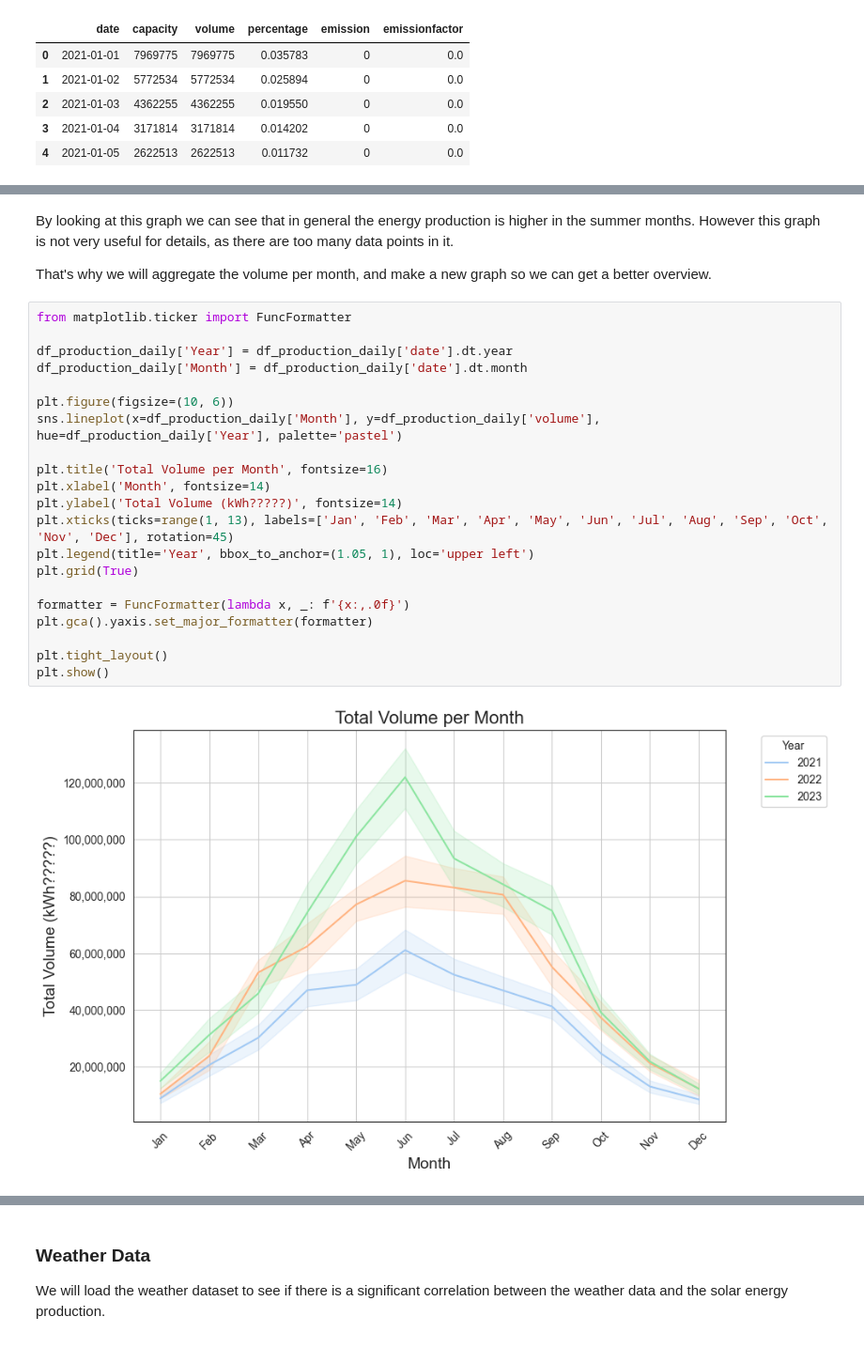
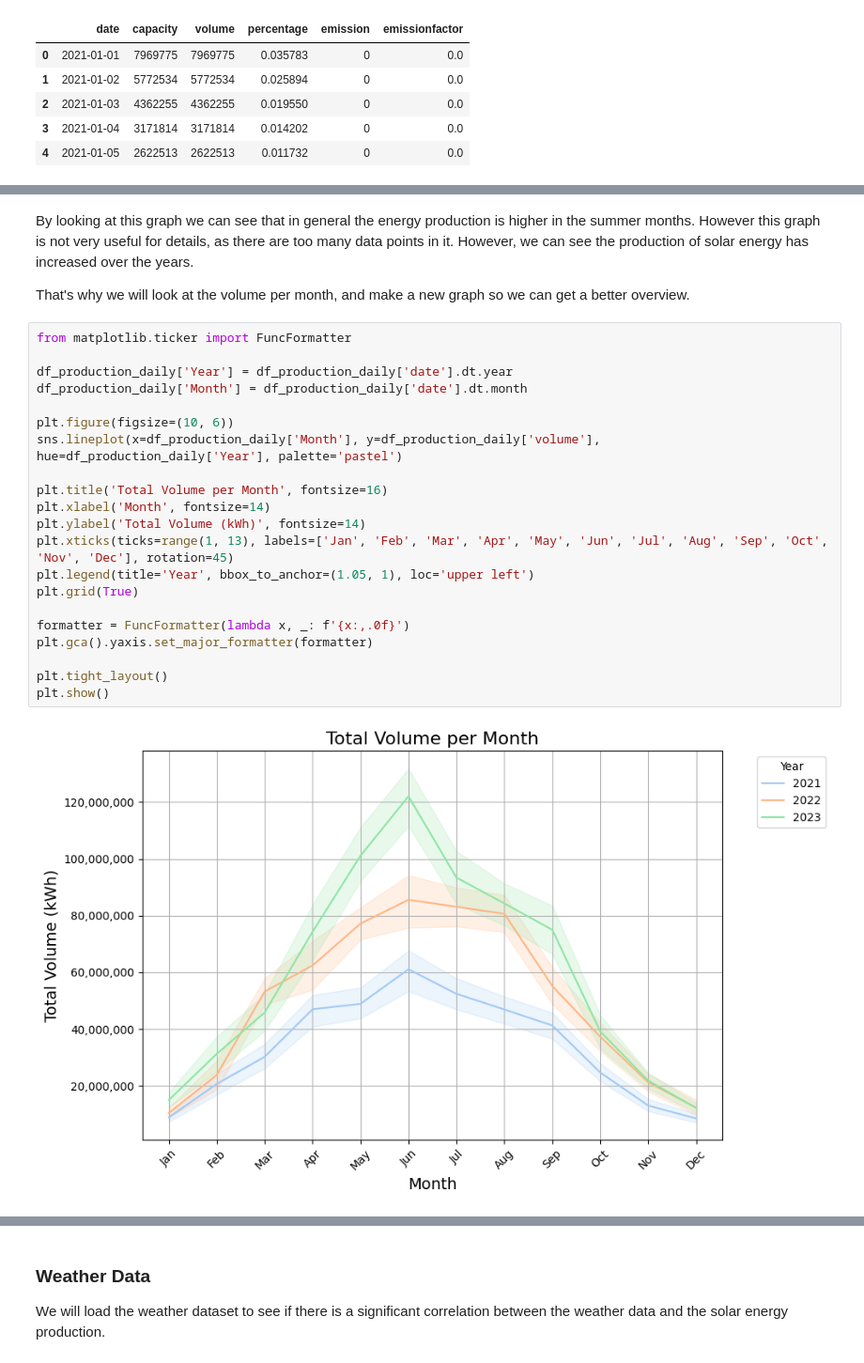
Before and after one commit to estherw66/EnergieOpwek, a Jupyter notebook: eda/SolarProductionEda.ipynb, the cells around one changed output, grey strips where cells are left out. Shown at 94% size. Saved outputs shown, nothing was run; the diff lists cells and outputs as text.

Commit message:
Add markdown cells with better explanations

```diff
--- a/eda/SolarProductionEda.ipynb
+++ b/eda/SolarProductionEda.ipynb
@@ -134,28 +170,28 @@ plt.show()
 # %% [markdown]
-By looking at this graph we can see that in general the energy production is higher in the summer months. However this graph is not very useful for details, as there are too many data points in it.
+By looking at this graph we can see that in general the energy production is higher in the summer months. However this graph is not very useful for details, as there are too many data points in it. However, we can see the production of solar energy has increased over the years.
 
-That's why we will aggregate the volume per month, and make a new graph so we can get a better overview.
+That's why we will look at the volume per month, and make a new graph so we can get a better overview.
 # %%
 from matplotlib.ticker import FuncFormatter
 
 df_production_daily['Year'] = df_production_daily['date'].dt.year
 df_production_daily['Month'] = df_production_daily['date'].dt.month
 
 plt.figure(figsize=(10, 6))
 sns.lineplot(x=df_production_daily['Month'], y=df_production_daily['volume'], hue=df_production_daily['Year'], palette='pastel')
 
 plt.title('Total Volume per Month', fontsize=16)
 plt.xlabel('Month', fontsize=14)
-plt.ylabel('Total Volume (kWh?????)', fontsize=14)
+plt.ylabel('Total Volume (kWh)', fontsize=14)
 plt.xticks(ticks=range(1, 13), labels=['Jan', 'Feb', 'Mar', 'Apr', 'May', 'Jun', 'Jul', 'Aug', 'Sep', 'Oct', 'Nov', 'Dec'], rotation=45)
 plt.legend(title='Year', bbox_to_anchor=(1.05, 1), loc='upper left')
 plt.grid(True)
 
 formatter = FuncFormatter(lambda x, _: f'{x:,.0f}')
 plt.gca().yaxis.set_major_formatter(formatter)
 
 plt.tight_layout()
 plt.show()
 # %% [output]
-[figure, old version]
+[figure, new version]
 # %% [markdown]
```
Also changed, not shown: parts of 50 cells of this notebook, 6 other files.
